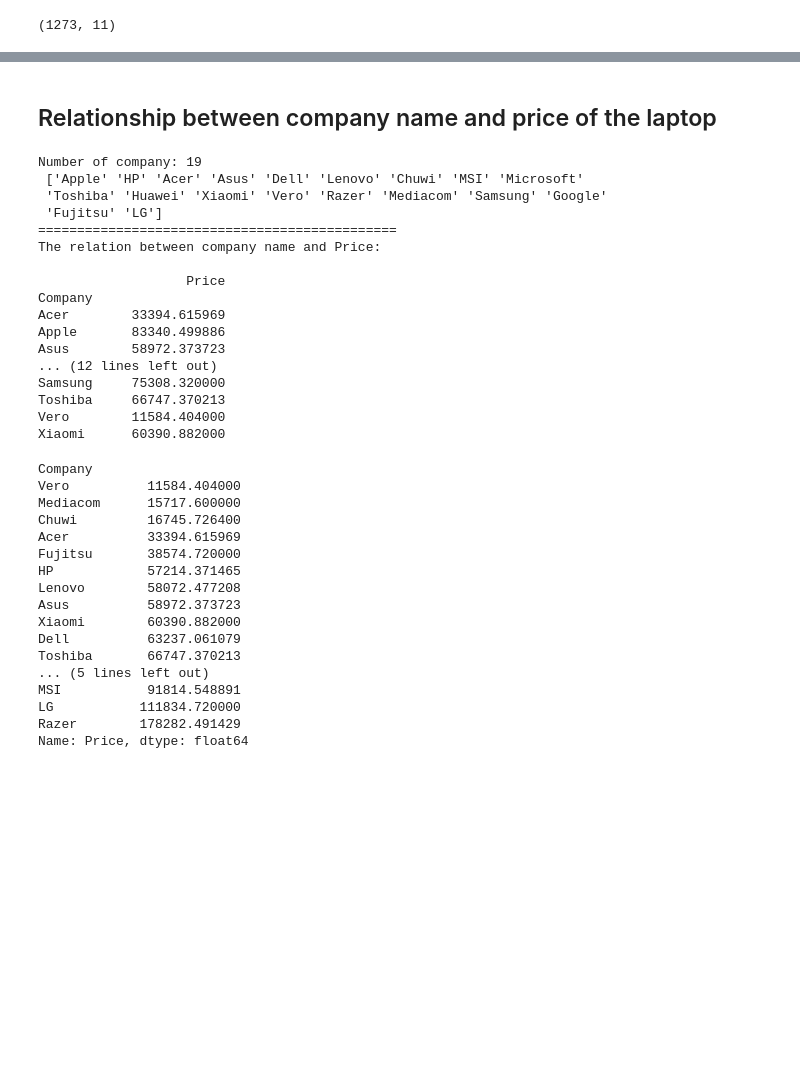
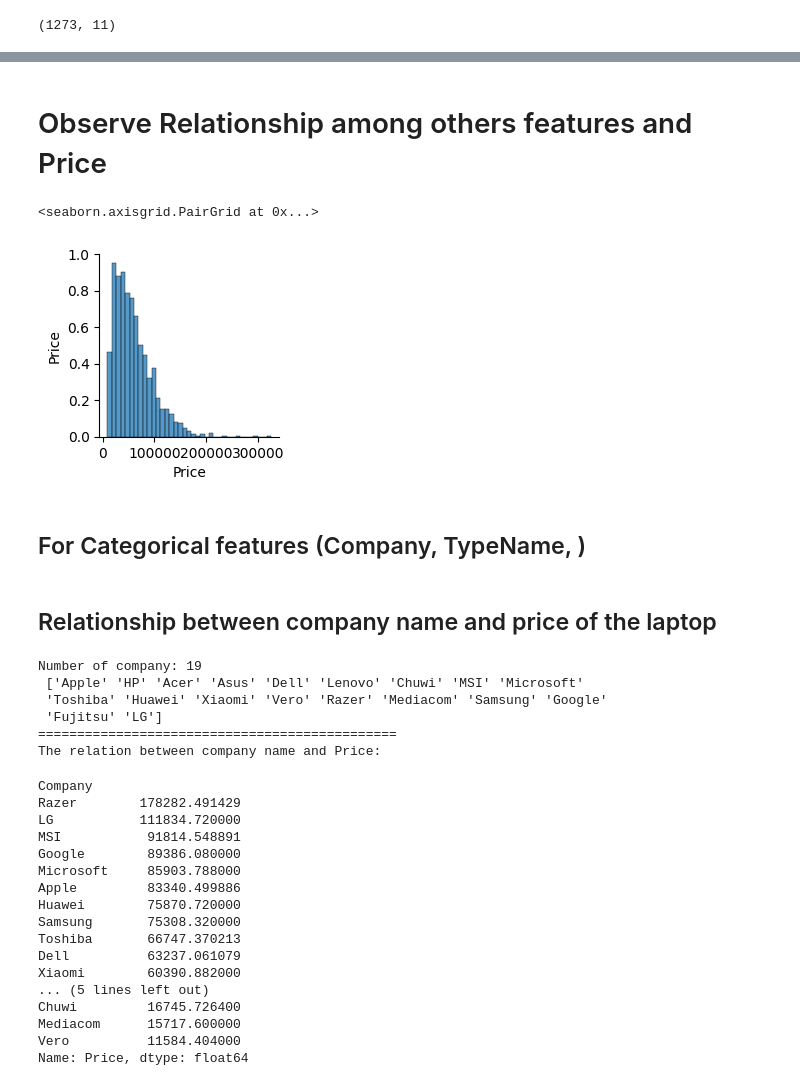
Before and after one commit to Nusrat-96/Laptop_Price_Prediction, a Jupyter notebook: notebook/data_analysis.ipynb, the cells around one changed output, grey strips where cells are left out. Cells and saved outputs as stored; diff of their text form; code cells hidden in the pictures; blank space fills up the shorter version.

```diff
--- a/notebook/data_analysis.ipynb
+++ b/notebook/data_analysis.ipynb
@@ -174,13 +157,23 @@ data.describe()
+# %% [markdown]
+# Observe Relationship among others features and Price
+# %%
+sns.pairplot(raw_data)
+# %% [output]
+<seaborn.axisgrid.PairGrid at 0x...>
+[figure, added]
+# %% [markdown]
+## For Categorical features (Company, TypeName, )
 # %% [markdown]
 ## Relationship between company name and price of the laptop
 # %%
-Companis = data["Company"].unique()
+Companis = raw_data["Company"].unique()
 print (f"Number of company: {len(Companis)} \n {Companis}")
 
 print ("==============================================")
 
 print ("The relation between company name and Price: \n")
-print(data.groupby("Company").mean("price"))
+companies_relation = raw_data.groupby("Company")["Price"].mean().sort_values(ascending=False)
+companies_relation
 # %% [output]
 Number of company: 19
  ['Apple' 'HP' 'Acer' 'Asus' 'Dell' 'Lenovo' 'Chuwi' 'MSI' 'Microsoft'
@@ -188,37 +181,22 @@ Number of company: 19
  'Fujitsu' 'LG']
 ==============================================
 The relation between company name and Price:
-
-                   Price
-Company
-Acer        33394.615969
-Apple       83340.499886
-Asus        58972.373723
-... (12 lines left out)
-Samsung     75308.320000
-Toshiba     66747.370213
-Vero        11584.404000
-Xiaomi      60390.882000
+Company
+Razer        178282.491429
+LG           111834.720000
+MSI           91814.548891
+Google        89386.080000
+Microsoft     85903.788000
+Apple         83340.499886
+Huawei        75870.720000
+Samsung       75308.320000
+Toshiba       66747.370213
+Dell          63237.061079
+Xiaomi        60390.882000
+... (5 lines left out)
+Chuwi         16745.726400
+Mediacom      15717.600000
+Vero          11584.404000
+Name: Price, dtype: float64
-# %%
-companies_relation = data.groupby("Company")["Price"].mean().sort_values()
-companies_relation
-# %% [output]
-Company
-Vero          11584.404000
-Mediacom      15717.600000
-Chuwi         16745.726400
-Acer          33394.615969
-Fujitsu       38574.720000
-HP            57214.371465
-Lenovo        58072.477208
-Asus          58972.373723
-Xiaomi        60390.882000
-Dell          63237.061079
-Toshiba       66747.370213
-... (5 lines left out)
-MSI           91814.548891
-LG           111834.720000
-Razer        178282.491429
-Name: Price, dtype: float64
 # %%
 
```
Also changed, not shown: parts of 14 cells of this notebook.
